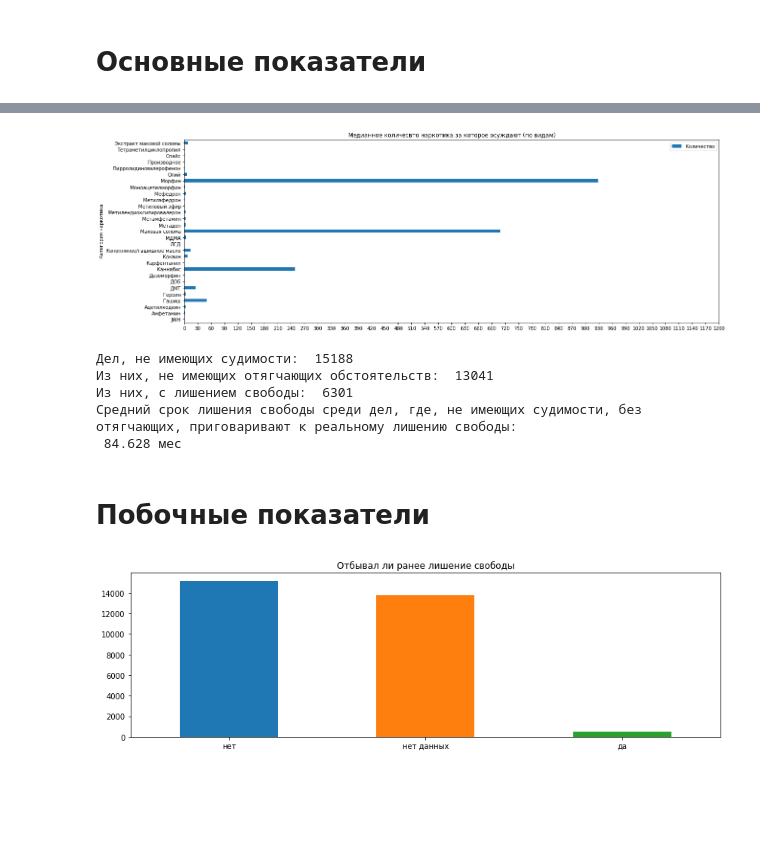
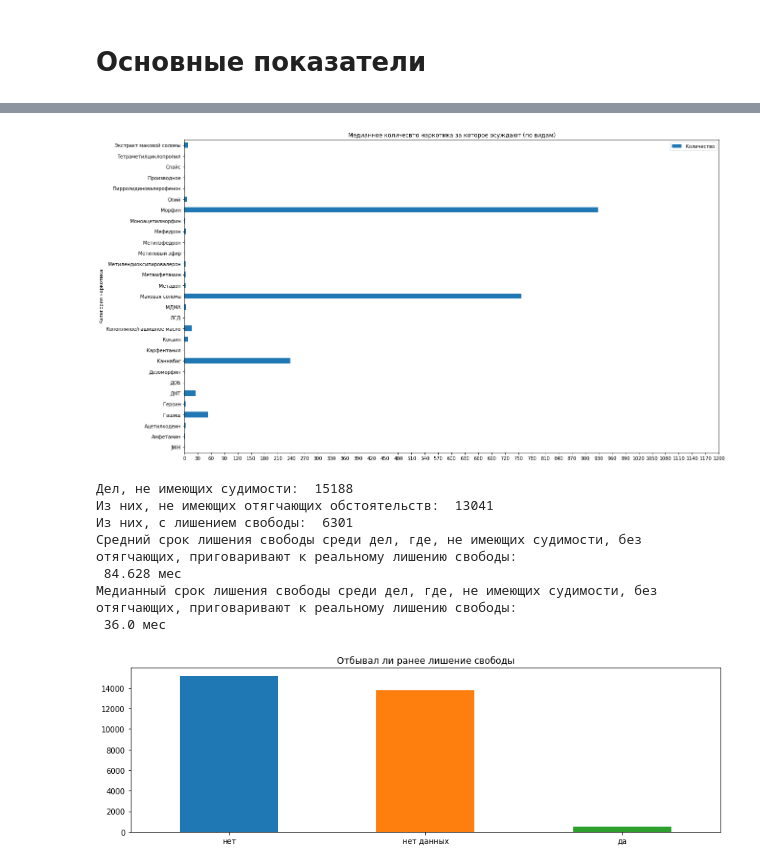
Before and after one commit to tonko22/228_parser, a Jupyter notebook: result_analysis.ipynb, the cells around one changed output, grey strips where cells are left out. Cells and saved outputs as stored; diff of their text form; code cells hidden in the pictures; blank space fills up the shorter version.

```diff
--- a/result_analysis.ipynb
+++ b/result_analysis.ipynb
@@ -28,8 +34,8 @@ has_weight.pivot_table(['Количество'],['Категория нарко
 # %%
 has_weight.pivot_table(['Количество'],['Категория наркотика'], aggfunc='median').plot(
-    kind="barh", figsize=(20,7), xticks=ticks, title = "Медианное количесвто наркотика за которое осуждают (по видам)");
+    kind="barh", figsize=(20,12), xticks=ticks, title = "Медианное количесвто наркотика за которое осуждают (по видам)");
 # %% [output]
-[figure, old version]
+[figure, new version]
 # %%
 # Количество дел, где, не имеющих судимости, без отягчающих, приговаривают к реальному лишению свободы; средний срок лишения свободы в этом случае.
 no_criminal_record = df[df["Судимость"]=="нет"]
@@ -40,14 +46,15 @@ imprisoned = no_aggravating_circumstances[no_aggravating_circumstances["Вид
 print("Из них, с лишением свободы: ", len(imprisoned))
 terms = imprisoned[~imprisoned["Срок наказания в месяцах"].str.contains("нет|нет данных")]["Срок наказания в месяцах"].map(int)
 print("Средний срок лишения свободы среди дел, где, не имеющих судимости, без отягчающих, приговаривают к реальному лишению свободы:\n", round(terms.mean(),3), "мес")
+print("Медианный срок лишения свободы среди дел, где, не имеющих судимости, без отягчающих, приговаривают к реальному лишению свободы:\n", round(terms.median(),3), "мес")
 # %% [output]
 Дел, не имеющих судимости:  15188
 Из них, не имеющих отягчающих обстоятельств:  13041
 Из них, с лишением свободы:  6301
 Средний срок лишения свободы среди дел, где, не имеющих судимости, без отягчающих, приговаривают к реальному лишению свободы:
  84.628 мес
+Медианный срок лишения свободы среди дел, где, не имеющих судимости, без отягчающих, приговаривают к реальному лишению свободы:
+ 36.0 мес
-# %% [markdown]
-# Побочные показатели
 # %%
 df["Отбывал ли ранее лишение свободы"].value_counts().plot(
     kind='bar', title="Отбывал ли ранее лишение свободы", rot=0, figsize=(14,4));
```
Also changed, not shown: parts of 1 cell of this notebook, 2 other files.
